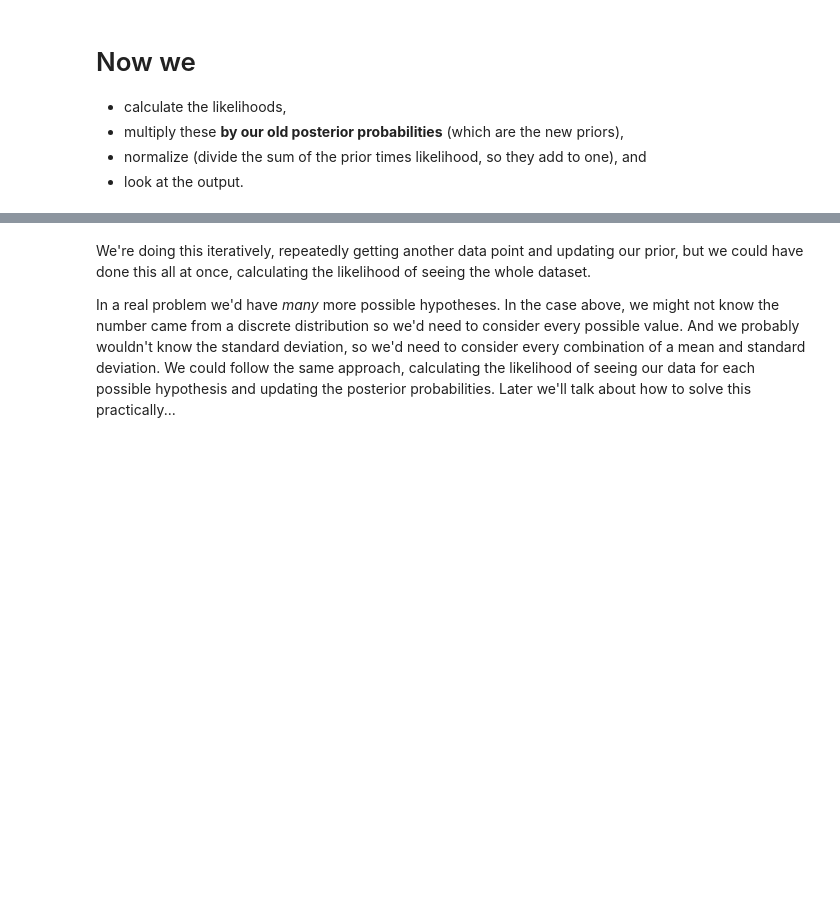
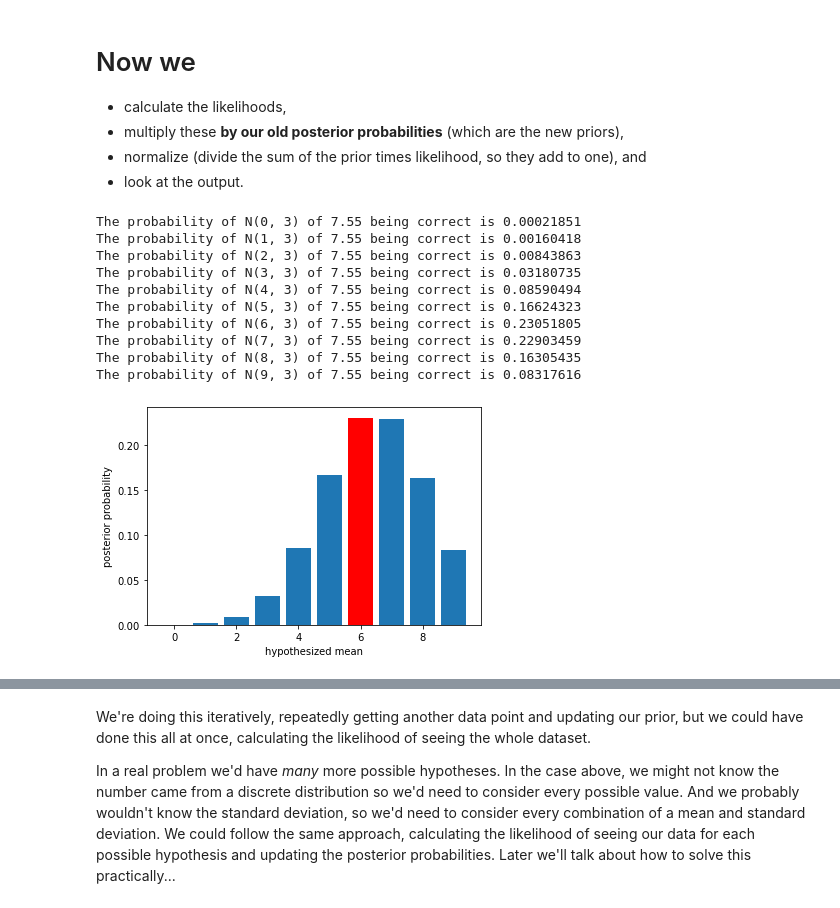
Before and after one commit to MekdiYilma/notes, a Jupyter notebook: bayes-intro/bayes-intro.ipynb, the cells around one changed output, grey strips where cells are left out. Cells and saved outputs as stored; diff of their text form; code cells hidden in the pictures; blank space fills up the shorter version.

```diff
--- a/bayes-intro/bayes-intro.ipynb
+++ b/bayes-intro/bayes-intro.ipynb
@@ -146,22 +200,34 @@ another_X
 # %%
 datum = another_X
 
 # calculate the likelihoods
 for i in range(10):
 #     multiply these by our old posterior probabilities (which are the new priors),
     probs[i] *= stats.norm(i, sd).pdf(datum)
 # normalize (divide the sum of the prior times likelihood, so they add to one)
 probs /= probs.sum()
 
 # look at the output
 for i in range(0,10):
-    print("The probability of N({0}, {1}) being correct is {3:10.8f}"
-           .format(i, sd, datum, probs[i]))
+    print(f"The probability of N({i}, {sd}) of {datum:.2f} being correct is {probs[i]:10.8f}")
+
 fig, ax = plt.subplots()
 ax.bar(range(10), probs)
 ax.bar(mu, probs[mu], color = 'r', label = r'True ${mu}$')
 ax.set_xlabel('hypothesized mean')
 ax.set_ylabel('posterior probability');
+# %% [output]
+The probability of N(0, 3) of 7.55 being correct is 0.00021851
+The probability of N(1, 3) of 7.55 being correct is 0.00160418
+The probability of N(2, 3) of 7.55 being correct is 0.00843863
+The probability of N(3, 3) of 7.55 being correct is 0.03180735
+The probability of N(4, 3) of 7.55 being correct is 0.08590494
+The probability of N(5, 3) of 7.55 being correct is 0.16624323
+The probability of N(6, 3) of 7.55 being correct is 0.23051805
+The probability of N(7, 3) of 7.55 being correct is 0.22903459
+The probability of N(8, 3) of 7.55 being correct is 0.16305435
+The probability of N(9, 3) of 7.55 being correct is 0.08317616
+[figure, added]
 # %%
 # and again... our "posteriors" replace our priors and we update our situation over and over and over...
 for _ in range(10):
```
Also changed, not shown: parts of 27 cells of this notebook.
